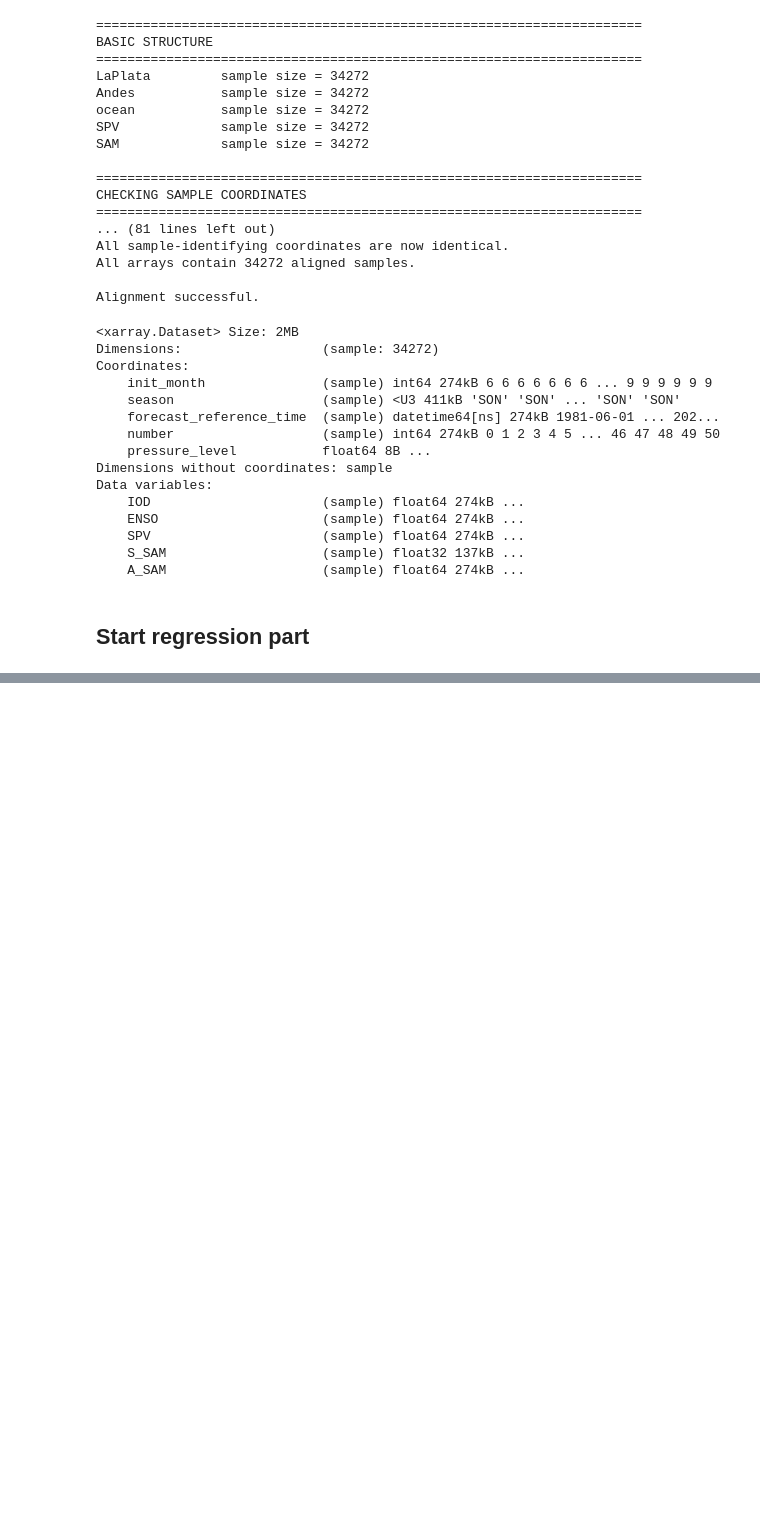
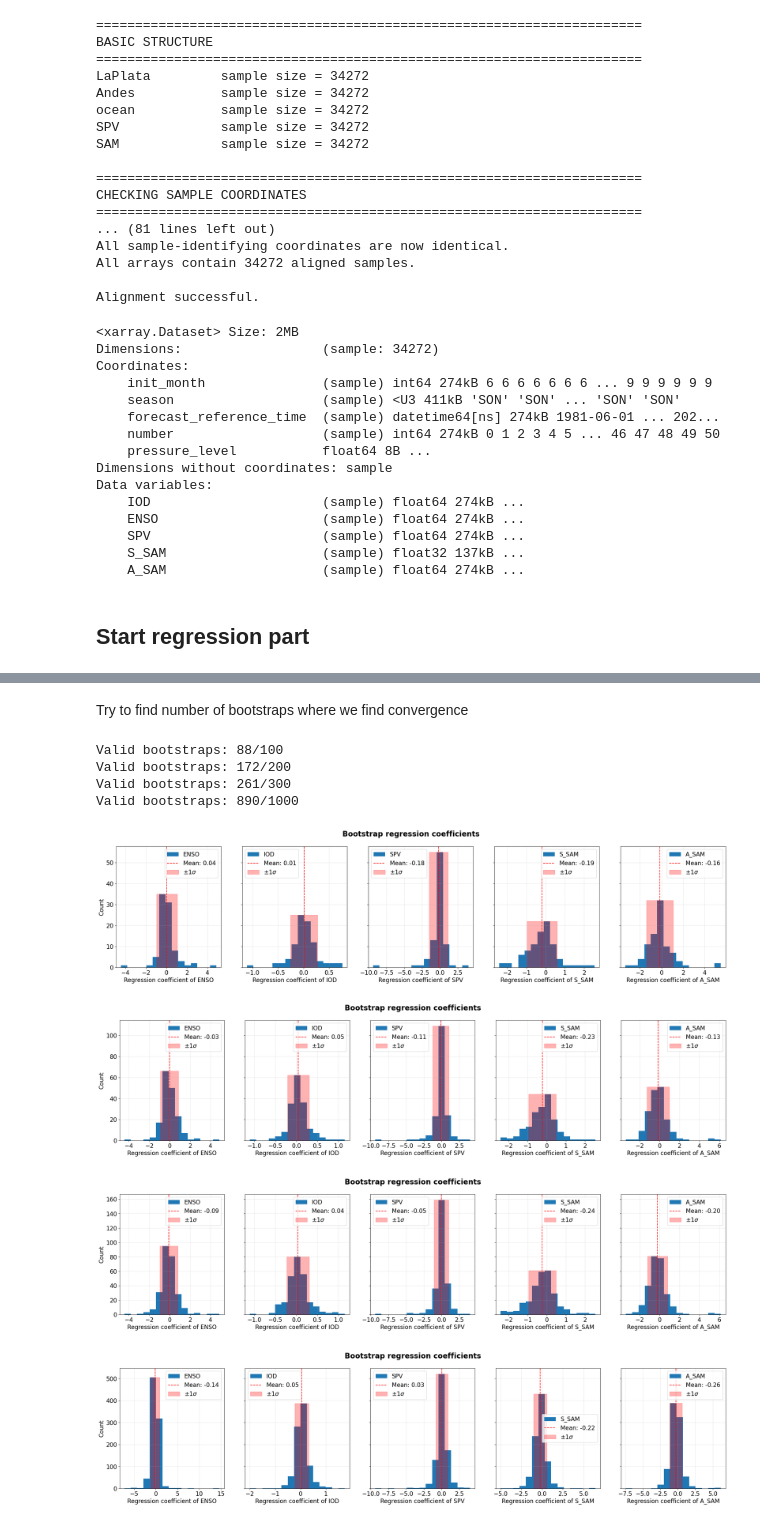
Before and after one commit to giulianolattus-crypto/work, a Jupyter notebook: Hindcast/Causal_Links_regionwise_whole_period_hindcast.ipynb, the cells around one changed output, grey strips where cells are left out. Drawn from its saved outputs; the diff is of its cells as text; code cells hidden in the pictures; blank space fills up the shorter version.

```diff
--- a/Hindcast/Causal_Links_regionwise_whole_period_hindcast.ipynb
+++ b/Hindcast/Causal_Links_regionwise_whole_period_hindcast.ipynb
@@ -835,0 +816,56 @@ plot_bootstrap_coefficients(
+# %% [markdown]
+Try to find number of bootstraps where we find convergence
+# %%
+results_direct_precip_Andes_SON_100 = bootstrap_regression(
+    target_ds=target_Andes_SON_xr,
+    driver_ds=drivers_SON_xr,
+    target_var="tp",
+    driver_vars=drivers_SON,
+    n_boot=100,
+    add_intercept=False,
+    sample_size=73
+)
+
+results_direct_precip_Andes_SON_200 = bootstrap_regression(
+    target_ds=target_Andes_SON_xr,
+    driver_ds=drivers_SON_xr,
+    target_var="tp",
+    driver_vars=drivers_SON,
+    n_boot=200,
+    add_intercept=False,
+    sample_size=73
+)
+
+results_direct_precip_Andes_SON_300 = bootstrap_regression(
+    target_ds=target_Andes_SON_xr,
+    driver_ds=drivers_SON_xr,
+    target_var="tp",
+    driver_vars=drivers_SON,
+    n_boot=300,
+    add_intercept=False,
+    sample_size=73
+)
+
+results_direct_precip_Andes_SON_1000 = bootstrap_regression(
+    target_ds=target_Andes_SON_xr,
+    driver_ds=drivers_SON_xr,
+    target_var="tp",
+    driver_vars=drivers_SON,
+    n_boot=1000,
+    add_intercept=False,
+    sample_size=73
+)
+
+plot_bootstrap_coefficients(results_direct_precip_Andes_SON_100, drivers_SON)
+plot_bootstrap_coefficients(results_direct_precip_Andes_SON_200, drivers_SON)
+plot_bootstrap_coefficients(results_direct_precip_Andes_SON_300, drivers_SON)
+plot_bootstrap_coefficients(results_direct_precip_Andes_SON_1000, drivers_SON)
+# %% [output]
+Valid bootstraps: 88/100
+Valid bootstraps: 172/200
+Valid bootstraps: 261/300
+Valid bootstraps: 890/1000
+[figure, added]
+[figure, added]
+[figure, added]
+[figure, added]
```
Also changed, not shown: parts of 8 cells of this notebook, 3 other files.
